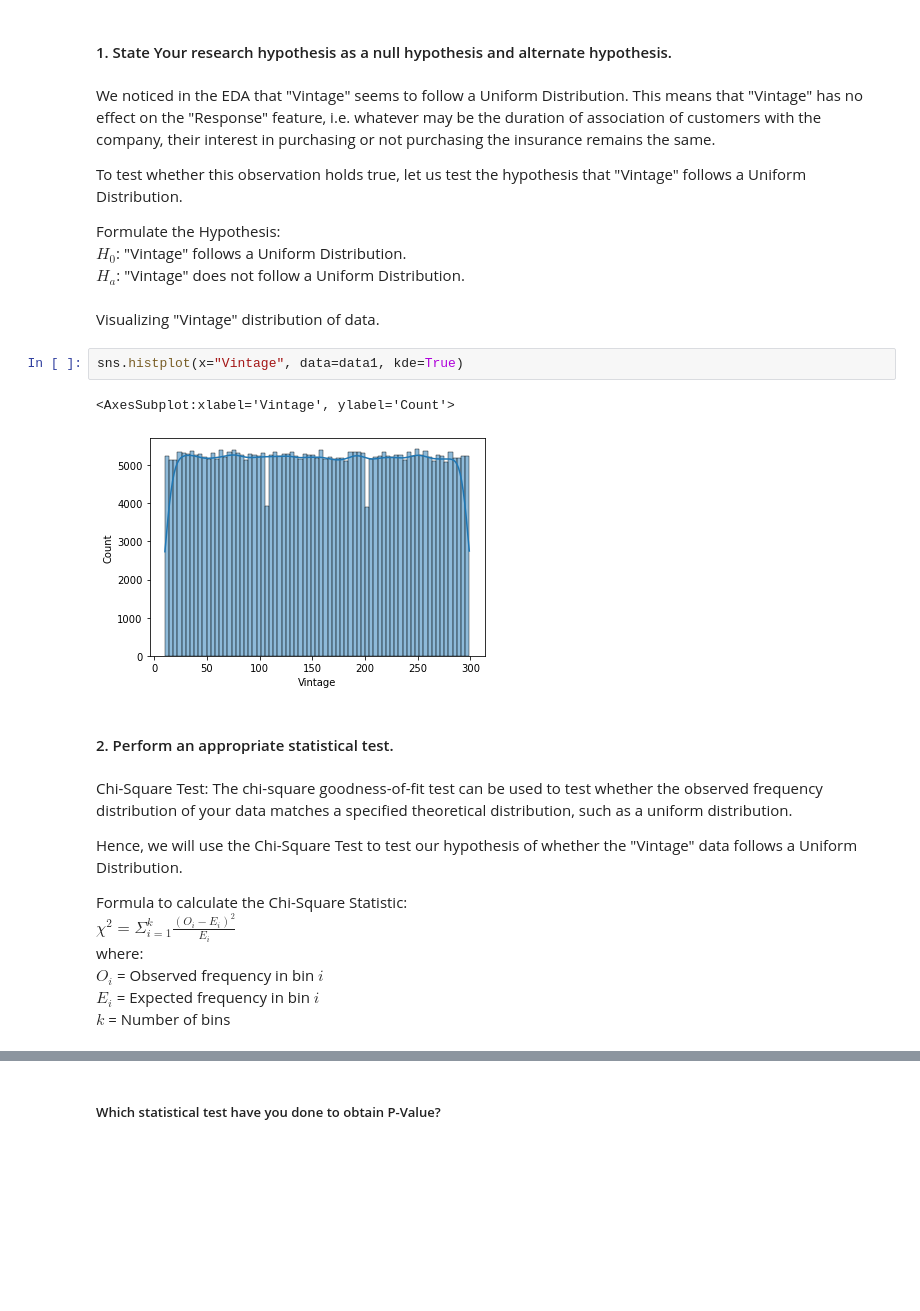
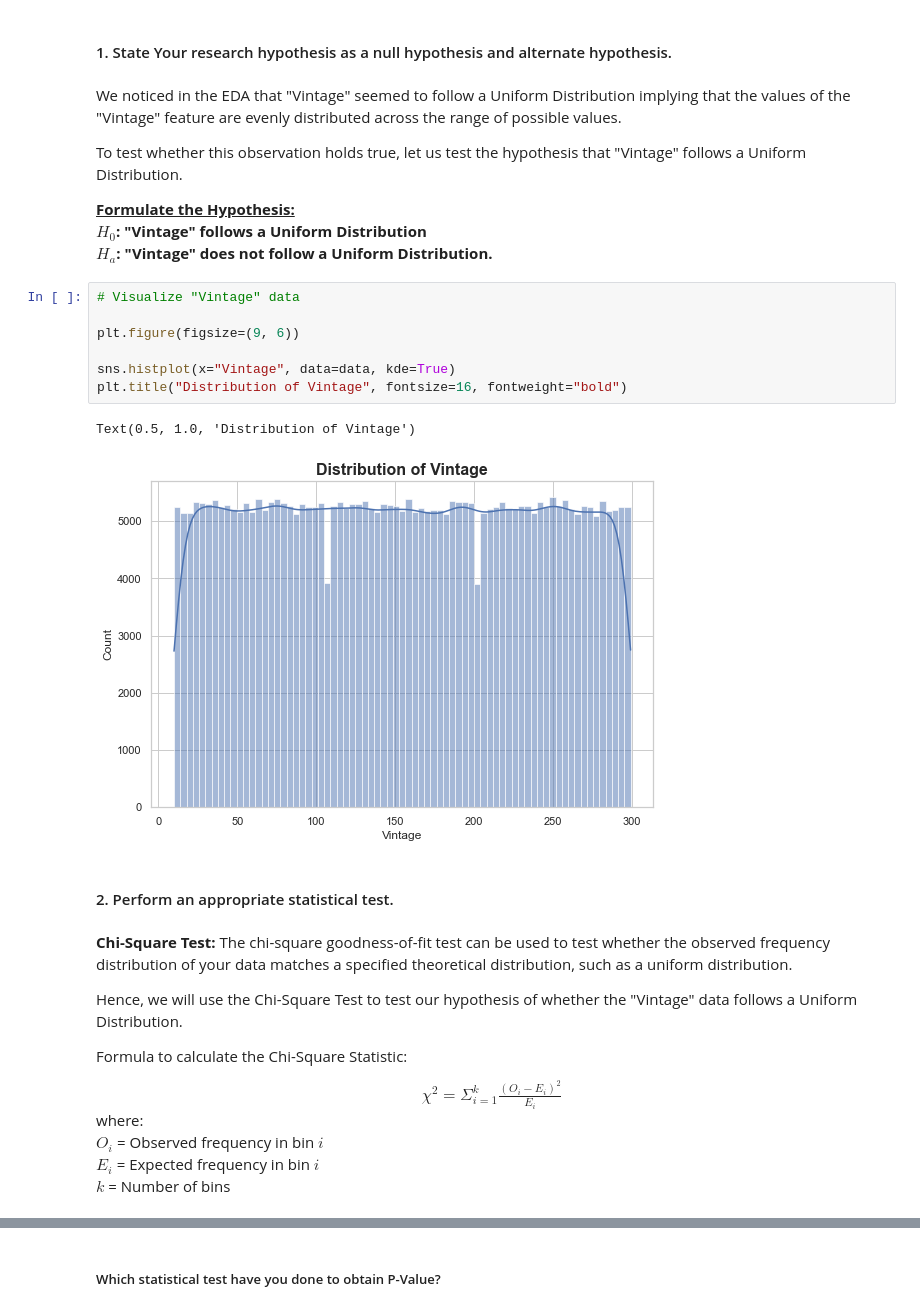
Before and after one commit to AimanSahay/ML-Project---Insurance-Cross-Sell-Prediction, a Jupyter notebook: ML Project_Insurance Cross Sell Prediction.ipynb, the cells around one changed output, grey strips where cells are left out. Cells and saved outputs as stored; diff of their text form; blank space fills up the shorter version.

```diff
--- a/ML Project_Insurance Cross Sell Prediction.ipynb
+++ b/ML Project_Insurance Cross Sell Prediction.ipynb
@@ -1322,29 +1322,33 @@ Number of customers to be approached - Level 1: 1194
 # %% [markdown]
 #### 1. State Your research hypothesis as a null hypothesis and alternate hypothesis.
 # %% [markdown]
-We noticed in the EDA that "Vintage" seems to follow a Uniform Distribution. This means that "Vintage" has no effect on the "Response" feature, i.e. whatever may be the duration of association of customers with the company, their interest in purchasing or not purchasing the insurance remains the same.
+We noticed in the EDA that "Vintage" seemed to follow a Uniform Distribution implying that the values of the "Vintage" feature are evenly distributed across the range of possible values.
 
 To test whether this observation holds true, let us test the hypothesis that "Vintage" follows a Uniform Distribution.
 
-Formulate the Hypothesis:
-$H_0$: "Vintage" follows a Uniform Distribution.
-$H_a$: "Vintage" does not follow a Uniform Distribution.
+<u>**Formulate the Hypothesis:**  </u>
+**$H_0$: "Vintage" follows a Uniform Distribution**
+**$H_a$: "Vintage" does not follow a Uniform Distribution.**
-# %% [markdown]
-Visualizing "Vintage" distribution of data.
-# %%
-sns.histplot(x="Vintage", data=data1, kde=True)
-# %% [output]
-<AxesSubplot:xlabel='Vintage', ylabel='Count'>
-[figure, removed]
+# %%
+# Visualize "Vintage" data
+
+plt.figure(figsize=(9, 6))
+
+sns.histplot(x="Vintage", data=data, kde=True)
+plt.title("Distribution of Vintage", fontsize=16, fontweight="bold")
+# %% [output]
+Text(0.5, 1.0, 'Distribution of Vintage')
+[figure, added]
 # %% [markdown]
 #### 2. Perform an appropriate statistical test.
 # %% [markdown]
-Chi-Square Test: The chi-square goodness-of-fit test can be used to test whether the observed frequency distribution of your data matches a specified theoretical distribution, such as a uniform distribution.
+**Chi-Square Test:** The chi-square goodness-of-fit test can be used to test whether the observed frequency distribution of your data matches a specified theoretical distribution, such as a uniform distribution.
 
 Hence, we will use the Chi-Square Test to test our hypothesis of whether the "Vintage" data follows a Uniform Distribution.
 
 Formula to calculate the Chi-Square Statistic:
-$\chi^2 = \Sigma_{i=1}^k \frac {(O_i-E_i)^2}{E_i}$
+<center> $\chi^2 = \Sigma_{i=1}^k \frac {(O_i-E_i)^2}{E_i}$  </center>
+
 where:
 $O_i$ = Observed frequency in bin $i$
 $E_i$ = Expected frequency in bin $i$
```
Also changed, not shown: parts of 70 cells of this notebook.
